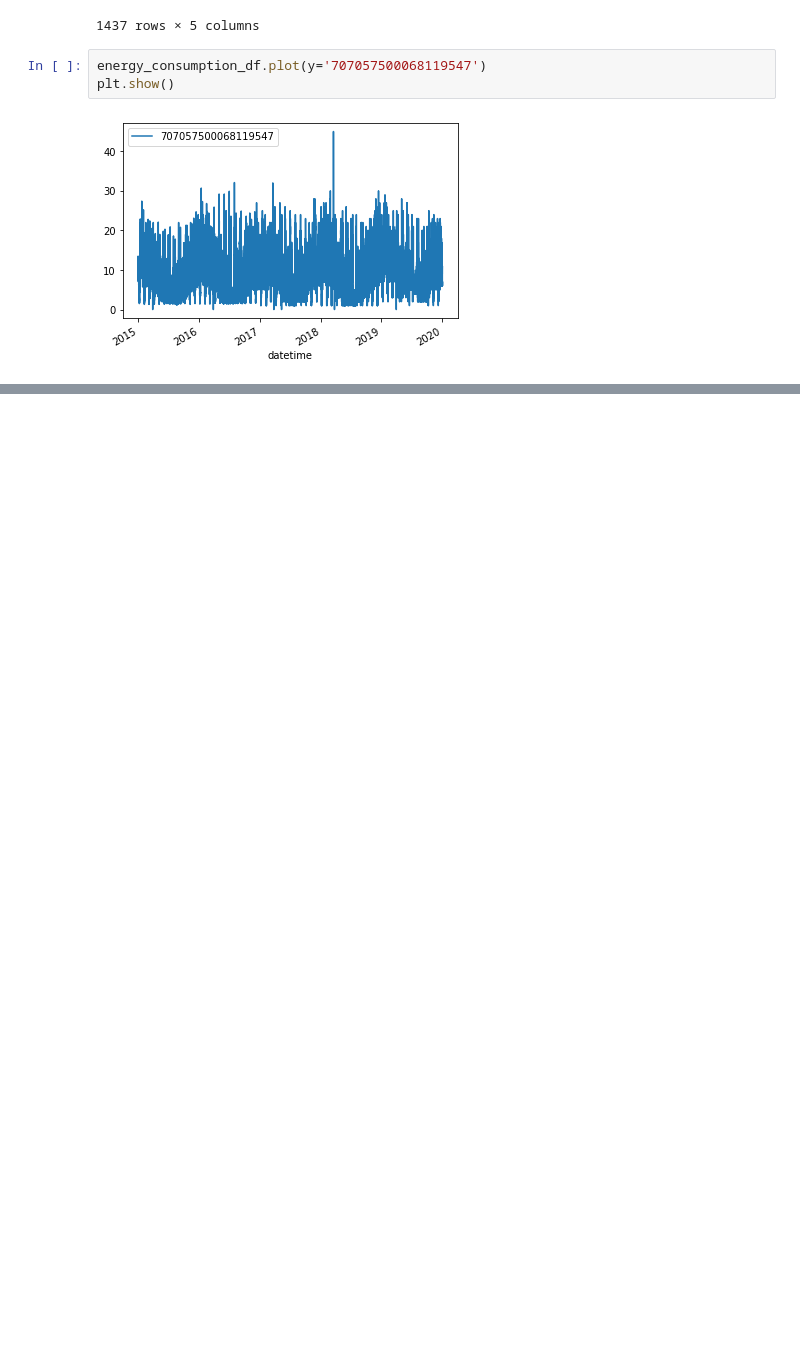
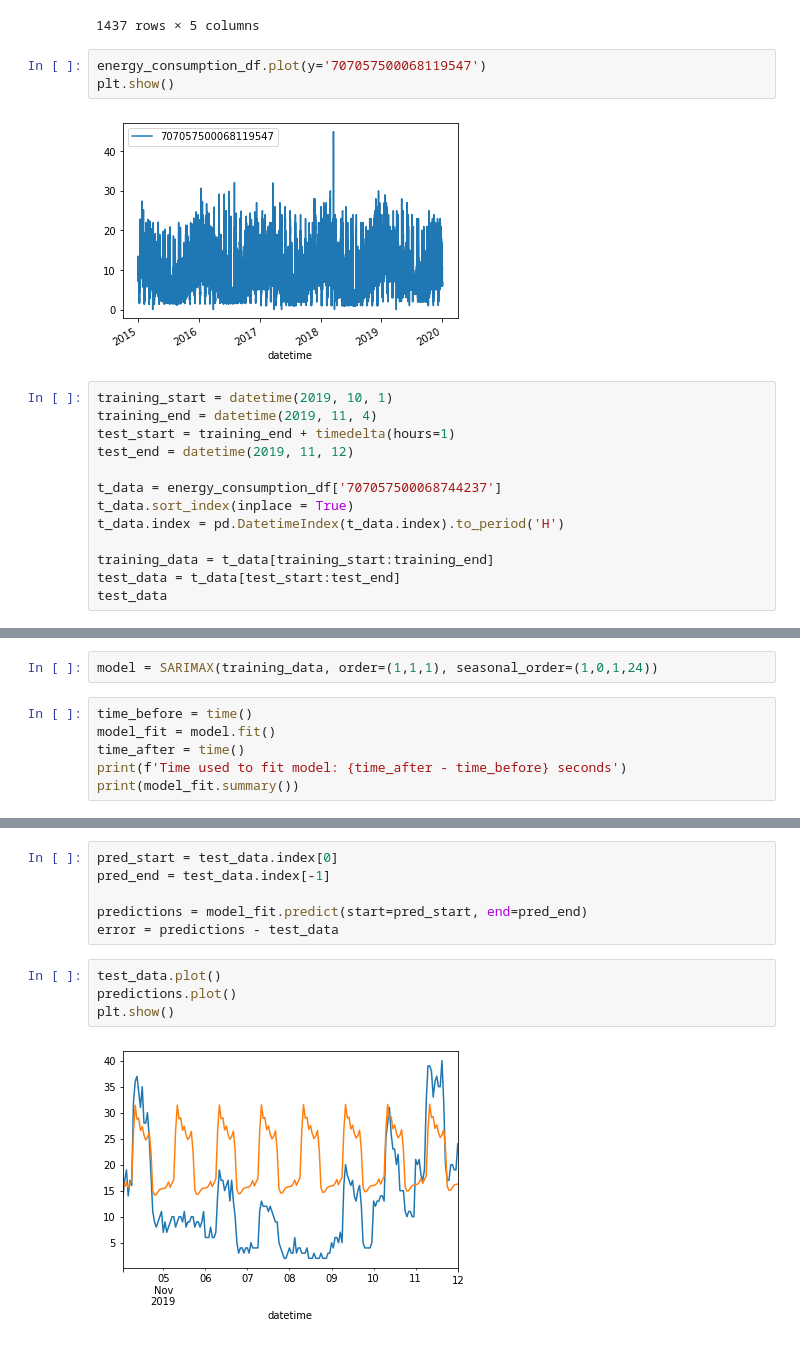
Before and after one commit to dagokl/trdk02_energy_consumption, a Jupyter notebook: notebooks/Experimentation.ipynb, the cells around one changed output, grey strips where cells are left out. Cells and saved outputs as stored; diff of their text form; blank space fills up the shorter version.

Commit message:
try SARIMA model

```diff
--- a/notebooks/Experimentation.ipynb
+++ b/notebooks/Experimentation.ipynb
@@ -66,3 +71,16 @@ energy_consumption_df.plot(y='707057500068119547')
 plt.show()
 # %% [output]
 [figure]
+# %%
+training_start = datetime(2019, 10, 1)
+training_end = datetime(2019, 11, 4)
+test_start = training_end + timedelta(hours=1)
+test_end = datetime(2019, 11, 12)
+
+t_data = energy_consumption_df['707057500068744237']
+t_data.sort_index(inplace = True)
+t_data.index = pd.DatetimeIndex(t_data.index).to_period('H')
+
+training_data = t_data[training_start:training_end]
+test_data = t_data[test_start:test_end]
+test_data
@@ -68,0 +101,8 @@ plt.show()
+# %%
+model = SARIMAX(training_data, order=(1,1,1), seasonal_order=(1,0,1,24))
+# %%
+time_before = time()
+model_fit = model.fit()
+time_after = time()
+print(f'Time used to fit model: {time_after - time_before} seconds')
+print(model_fit.summary())
@@ -68,0 +127,12 @@ plt.show()
+# %%
+pred_start = test_data.index[0]
+pred_end = test_data.index[-1]
+
+predictions = model_fit.predict(start=pred_start, end=pred_end)
+error = predictions - test_data
+# %%
+test_data.plot()
+predictions.plot()
+plt.show()
+# %% [output]
+[figure, added]
```
Also changed, not shown: parts of 4 cells of this notebook.
